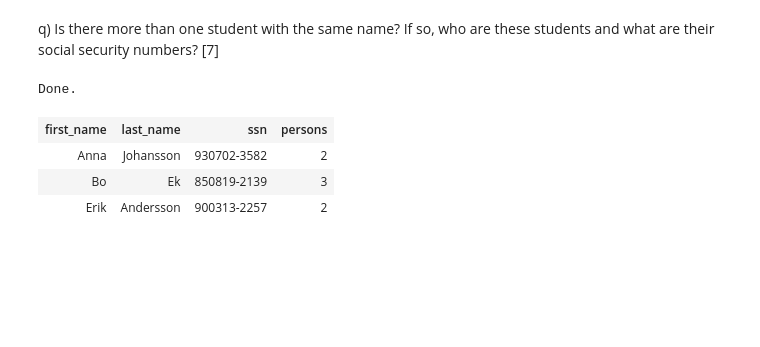
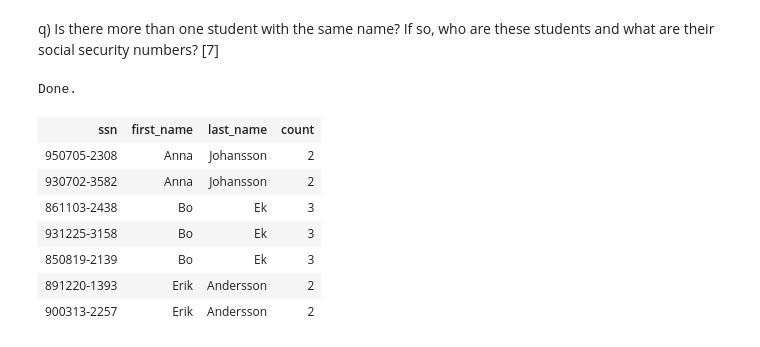
Before and after one commit to Nerja/EDA216, a Jupyter notebook: lab1_N/lab1.ipynb, the cells around one changed output. Drawn from its saved outputs; the diff is of its cells as text; code cells hidden in the pictures; blank space fills up the shorter version.

```diff
--- a/lab1_N/lab1.ipynb
+++ b/lab1_N/lab1.ipynb
@@ -455,13 +455,20 @@ Done.
 q) Is there more than one student with the same name? If so, who are
    these students and what are their social security numbers? [7]
 # %%
-%%sql SELECT first_name, last_name, ssn, count() as persons
-      FROM students
-      GROUP BY first_name, last_name
-      HAVING count() > 1
+%%sql
+SELECT ssn, s.first_name, s.last_name, count
+FROM students s NATURAL JOIN (
+SELECT first_name, last_name, COUNT() count
+FROM students
+GROUP BY first_name, last_name
+HAVING COUNT() > 1)
 # %% [output]
 Done.
-| first_name | last_name | ssn | persons |
-| Anna | Johansson | 930702-3582 | 2 |
-| Bo | Ek | 850819-2139 | 3 |
-| Erik | Andersson | 900313-2257 | 2 |
+| ssn | first_name | last_name | count |
+| 950705-2308 | Anna | Johansson | 2 |
+| 930702-3582 | Anna | Johansson | 2 |
+| 861103-2438 | Bo | Ek | 3 |
+| 931225-3158 | Bo | Ek | 3 |
+| 850819-2139 | Bo | Ek | 3 |
+| 891220-1393 | Erik | Andersson | 2 |
+| 900313-2257 | Erik | Andersson | 2 |
```
